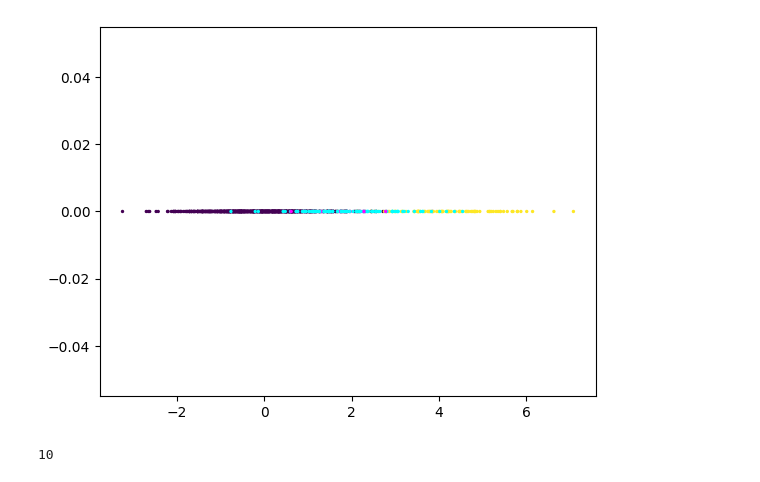
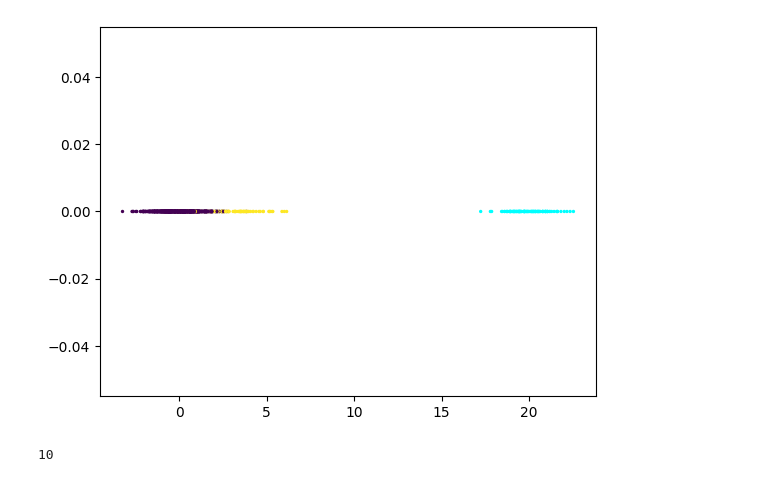
Before and after one commit to NT-Loi/SI_WDGRL, a Jupyter notebook: train_wdgrl.ipynb, the cells around one changed output. Drawn from its saved outputs; the diff is of its cells as text; code cells hidden in the pictures.

Commit message:
change gen_data and models again

```diff
--- a/train_wdgrl.ipynb
+++ b/train_wdgrl.ipynb
@@ -199,12 +199,12 @@ def gen_data(mu, delta, n, d: int = 2):
     noise = np.random.normal(loc = 0, scale = 1, size=(n, d))
     mu = np.full((n, d), mu, dtype=np.float64)
 
-    if delta == 0.0:
+    if len(delta) == 1 and delta[0] == 0:
         return mu + noise, np.zeros(n)
 
     # 10% of the data are abnormal
     m = len(delta)
-    abnormal_idx = np.random.choice(n, max(5, int(n/10)), replace=False)
+    abnormal_idx = np.random.choice(n, int(n/10), replace=False)
 
     ptr = 0
     for i in range(m):
@@ -219,18 +219,18 @@ def gen_data(mu, delta, n, d: int = 2):
 # %%
 import matplotlib.pyplot as plt
 
 """Create synthetic dataset and dataloaders for domain adaptation."""
 # Create datasets
 ns, nt, d = 1000, 100, 1
 
-xs, ys = gen_data(0, [4], ns, d)
-xt, yt = gen_data(2, [0], nt, d)
+xs, ys = gen_data(0, [1, 2, 3, 4], ns, d)
+xt, yt = gen_data(20, [0], nt, d)
 
 plt.scatter(xs[:, 0], np.zeros_like(xs[:, 0]), c=ys, cmap='viridis', s=2)
 plt.scatter(xt[:, 0], np.zeros_like(xt[:, 0]), c=yt, cmap='cool', s=2)
 plt.show()
 # %% [output]
-[figure, old version]
+[figure, new version]
 # %%
 def common_divisors(N_A, N_B):
     gcd = np.gcd(N_A, N_B)  # Step 1: Compute GCD
```
Also changed, not shown: parts of 4 cells of this notebook, 2 other files.
